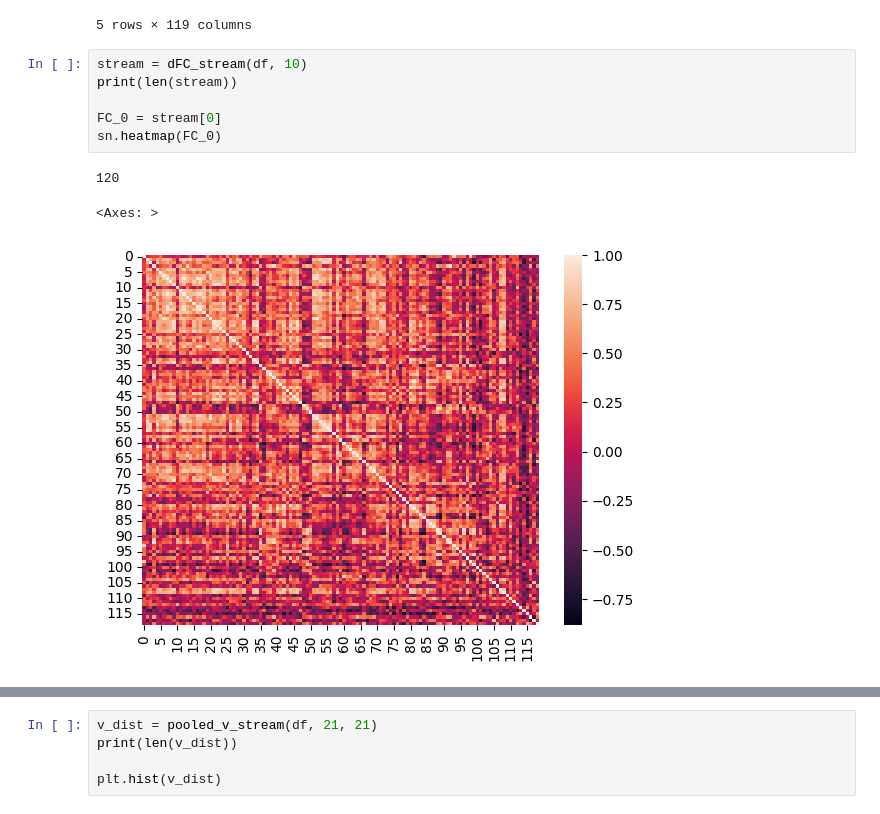
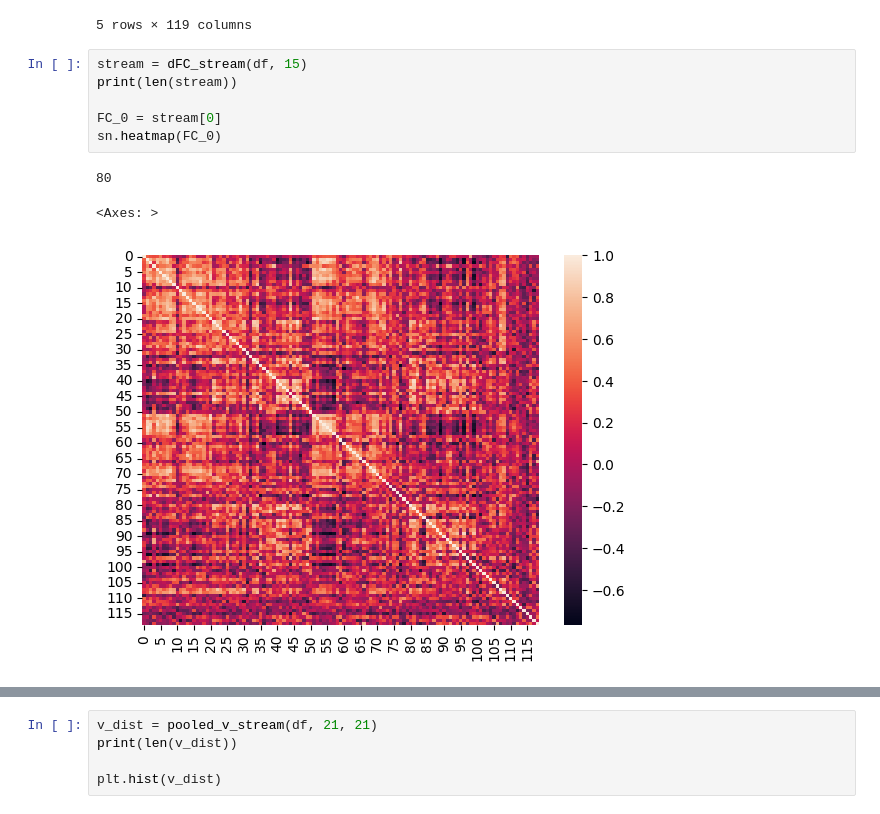
Before and after one commit to paololapo/Dynamic_FC_analysis, a Jupyter notebook: notebook.ipynb, the cells around one changed output, grey strips where cells are left out. Saved outputs shown, nothing was run; the diff lists cells and outputs as text.

```diff
--- a/notebook.ipynb
+++ b/notebook.ipynb
@@ -46,15 +46,15 @@ df.tail()
 | 1199 | 13614.111328 | 11439.223633 | 12130.485352 | 11139.552734 | 11818.432617 | 12407.934570 | 10810.071289 | 11600.670898 | 11643.098633 | 10487.114258 | ... | ... |
 5 rows × 119 columns
 # %%
-stream = dFC_stream(df, 10)
+stream = dFC_stream(df, 15)
 print(len(stream))
 
 FC_0 = stream[0]
 sn.heatmap(FC_0)
 # %% [output]
-120
+80
 <Axes: >
-[figure, old version]
+[figure, new version]
 # %%
 random_walk = tSNE_evolution(stream, TSNE, 2)
 
```
Also changed, not shown: parts of 8 cells of this notebook, 1 other file.
